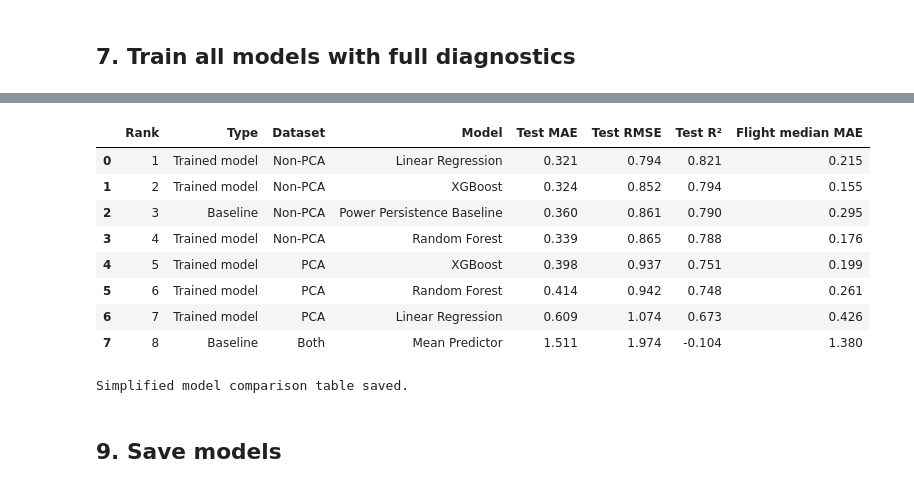
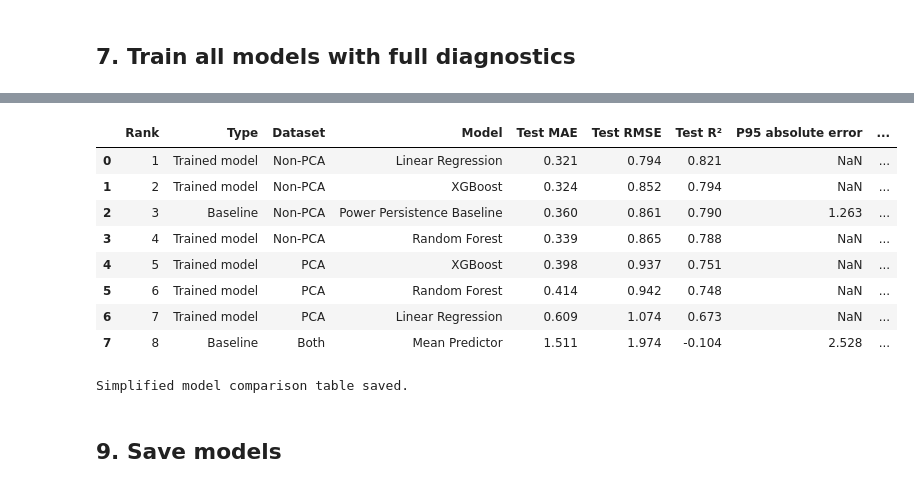
Before and after one commit to arjjunck/uav-thesis, a Jupyter notebook: uav_px4_dataset_project/notebooks/04_baseline_models.ipynb, the cells around one changed output, grey strips where cells are left out. Cells and saved outputs as stored; diff of their text form; code cells hidden in the pictures.

Commit message:
baseline model completed

```diff
--- a/uav_px4_dataset_project/notebooks/04_baseline_models.ipynb
+++ b/uav_px4_dataset_project/notebooks/04_baseline_models.ipynb
@@ -652,8 +934,8 @@ def evaluate_model(
     return results, model, test_pred
 # %%
 
+simple_table = results_df_sorted.copy()
 
-simple_table = results_df_sorted.copy()
 
 simple_table = simple_table[
     ~(
@@ -663,10 +945,13 @@ simple_table = simple_table[
 ].copy()
 
 
+
 simple_table["Dataset"] = simple_table["dataset"].replace({
     "non_pca_features": "Non-PCA",
     "pca_features": "PCA"
 })
+
+
 
 simple_table["Type"] = simple_table["model_group"].replace({
     "baseline": "Baseline",
@@ -680,56 +965,97 @@ simple_table.loc[
 ] = "Both"
 
 
-simple_table = simple_table[
-    [
-        "Type",
-        "Dataset",
-        "model",
-        "test_MAE",
-        "test_RMSE",
-        "test_R2",
-        "test_flight_MAE_median"
-    ]
-].copy()
+
+selected_cols = [
+    "Type",
+    "Dataset",
+    "model",
+    "test_MAE",
+    "test_RMSE",
+    "test_R2",
+    "test_P95_abs_error",
+    "test_underprediction_rate",
+    "test_mean_underprediction_error",
+    "test_flight_MAE_median"
+]
+
+
+selected_cols = [col for col in selected_cols if col in simple_table.columns]
+
+simple_table = simple_table[selected_cols].copy()
+
 
 
 simple_table = simple_table.rename(columns={
     "model": "Model",
     "test_MAE": "Test MAE",
     "test_RMSE": "Test RMSE",
     "test_R2": "Test R²",
+    "test_P95_abs_error": "P95 absolute error",
+    "test_underprediction_rate": "Underprediction rate",
+    "test_mean_underprediction_error": "Mean underprediction error",
     "test_flight_MAE_median": "Flight median MAE"
 })
 
 
-simple_table = simple_table.sort_values("Test RMSE", ascending=True).reset_index(drop=True)
+# Sort models by Test RMSE
+# Lower RMSE is better because it penalises large errors
+simple_table = simple_table.sort_values(
+    "Test RMSE",
+    ascending=True
+).reset_index(drop=True)
 
 
-simple_table.insert(0, "Rank", range(1, len(simple_table) + 1))
+# Add ranking column
+simple_table.insert(
+    0,
+    "Rank",
+    range(1, len(simple_table) + 1)
+)
 
 
-numeric_cols = ["Test MAE", "Test RMSE", "Test R²", "Flight median MAE"]
+# Convert underprediction rate to percentage if it exists
+if "Underprediction rate" in simple_table.columns:
+    simple_table["Underprediction rate"] = simple_table["Underprediction rate"] * 100
+
+
+# Round numeric columns
+numeric_cols = [
+    "Test MAE",
+    "Test RMSE",
+    "Test R²",
+    "P95 absolute error",
+    "Underprediction rate",
+    "Mean underprediction error",
+    "Flight median MAE"
+]
+
+numeric_cols = [col for col in numeric_cols if col in simple_table.columns]
+
 simple_table[numeric_cols] = simple_table[numeric_cols].round(3)
 
+
+# Display final simplified table
 display(simple_table)
 
 
+# Save final simplified table
 simple_table.to_csv(
     OUTPUT_DIR / "simplified_model_comparison_table.csv",
     index=False
 )
 
 print("Simplified model comparison table saved.")
 # %% [output]
-|  | Rank | Type | Dataset | Model | Test MAE | Test RMSE | Test R² | Flight median MAE |
-| 0 | 1 | Trained model | Non-PCA | Linear Regression | 0.321 | 0.794 | 0.821 | 0.215 |
-| 1 | 2 | Trained model | Non-PCA | XGBoost | 0.324 | 0.852 | 0.794 | 0.155 |
-| 2 | 3 | Baseline | Non-PCA | Power Persistence Baseline | 0.360 | 0.861 | 0.790 | 0.295 |
-| 3 | 4 | Trained model | Non-PCA | Random Forest | 0.339 | 0.865 | 0.788 | 0.176 |
-| 4 | 5 | Trained model | PCA | XGBoost | 0.398 | 0.937 | 0.751 | 0.199 |
-| 5 | 6 | Trained model | PCA | Random Forest | 0.414 | 0.942 | 0.748 | 0.261 |
-| 6 | 7 | Trained model | PCA | Linear Regression | 0.609 | 1.074 | 0.673 | 0.426 |
-| 7 | 8 | Baseline | Both | Mean Predictor | 1.511 | 1.974 | -0.104 | 1.380 |
+|  | Rank | Type | Dataset | Model | Test MAE | Test RMSE | Test R² | P95 absolute error | ... |
+| 0 | 1 | Trained model | Non-PCA | Linear Regression | 0.321 | 0.794 | 0.821 | NaN | ... |
+| 1 | 2 | Trained model | Non-PCA | XGBoost | 0.324 | 0.852 | 0.794 | NaN | ... |
+| 2 | 3 | Baseline | Non-PCA | Power Persistence Baseline | 0.360 | 0.861 | 0.790 | 1.263 | ... |
+| 3 | 4 | Trained model | Non-PCA | Random Forest | 0.339 | 0.865 | 0.788 | NaN | ... |
+| 4 | 5 | Trained model | PCA | XGBoost | 0.398 | 0.937 | 0.751 | NaN | ... |
+| 5 | 6 | Trained model | PCA | Random Forest | 0.414 | 0.942 | 0.748 | NaN | ... |
+| 6 | 7 | Trained model | PCA | Linear Regression | 0.609 | 1.074 | 0.673 | NaN | ... |
+| 7 | 8 | Baseline | Both | Mean Predictor | 1.511 | 1.974 | -0.104 | 2.528 | ... |
 Simplified model comparison table saved.
 # %% [markdown]
 ## 9. Save models
```
Also changed, not shown: parts of 7 cells of this notebook, 2 other files.
